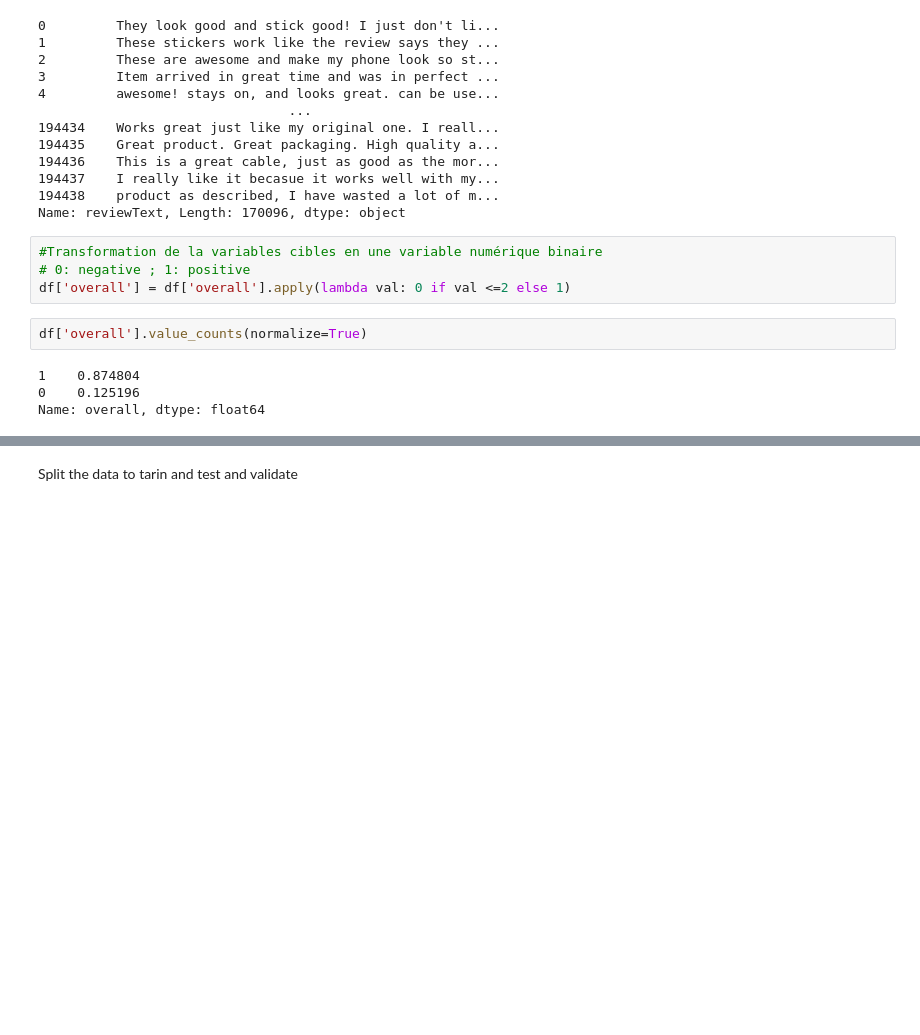
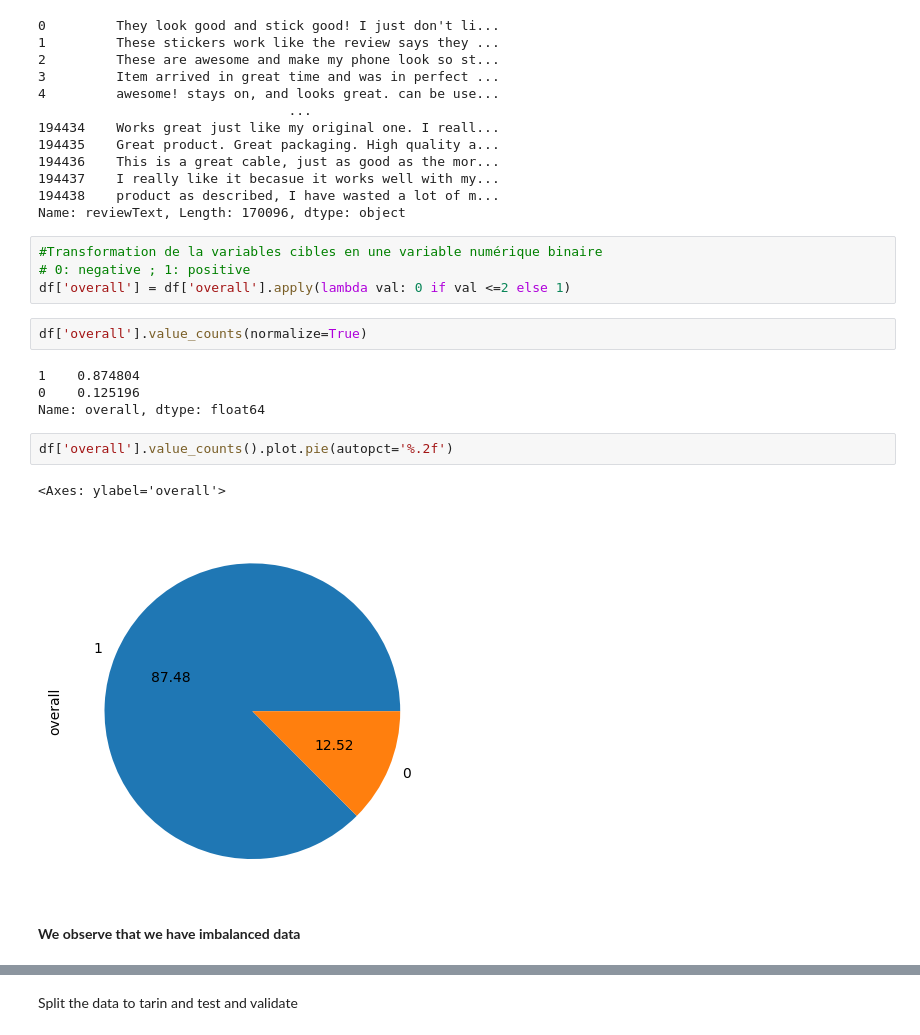
Before and after one commit to Ayoub-cyborg/Sentiment-analyses-model, a Jupyter notebook: model.ipynb, the cells around one changed output, grey strips where cells are left out. Cells and saved outputs as stored; diff of their text form; blank space fills up the shorter version.

```diff
--- a/model.ipynb
+++ b/model.ipynb
@@ -125,3 +127,10 @@ df['overall'].value_counts(normalize=True)
 1    0.874804
 0    0.125196
 Name: overall, dtype: float64
+# %%
+df['overall'].value_counts().plot.pie(autopct='%.2f')
+# %% [output]
+<Axes: ylabel='overall'>
+[figure, added]
+# %% [markdown]
+**We observe that we have imbalanced data**
```
Also changed, not shown: parts of 33 cells of this notebook.
